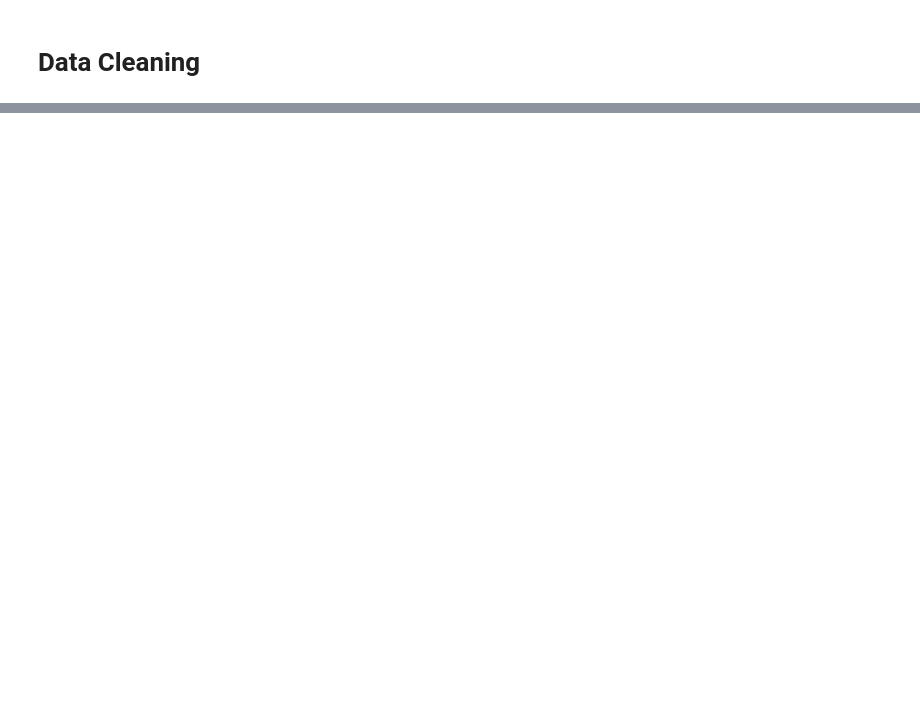
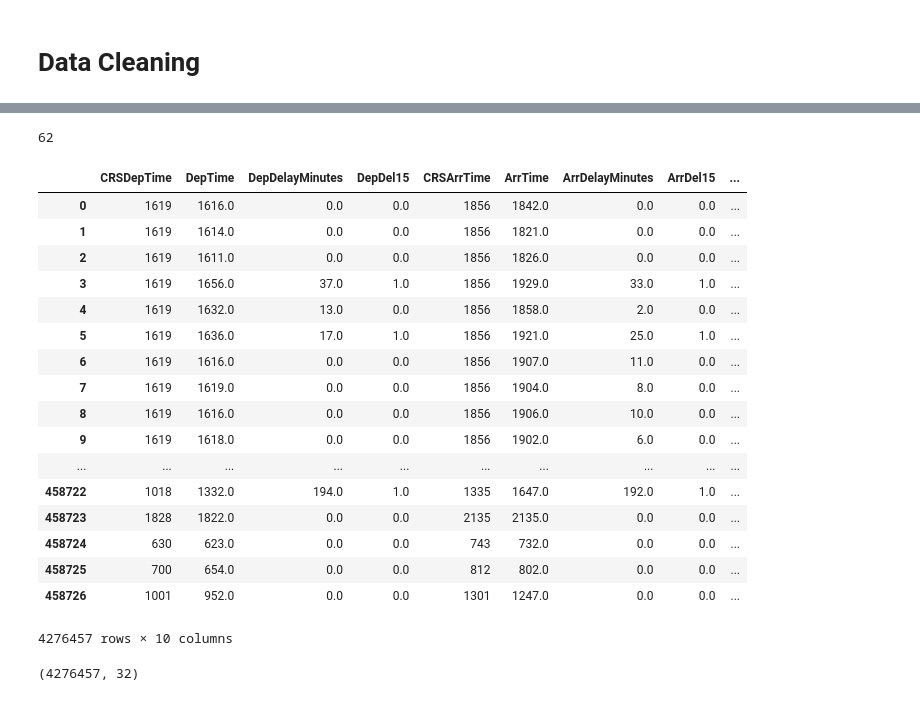
Before and after one commit to prakashm94/Data-Science-2017-fall, a Jupyter notebook: Project/Data_Cleaning.ipynb, the cells around one changed output, grey strips where cells are left out. Saved outputs shown, nothing was run; the diff lists cells and outputs as text; code cells hidden in the pictures; blank space fills up the shorter version.

```diff
--- a/Project/Data_Cleaning.ipynb
+++ b/Project/Data_Cleaning.ipynb
@@ -10,23 +10,14 @@ import csv
 # %%
 cur_path = '/Users/sonalichaudhari/Desktop/ADS_Project/Data'
 # %%
-d1 = pd.read_csv(cur_path+'/2017_1.csv', low_memory=False)
-del d1['Unnamed: 109']
-d2 = pd.read_csv(cur_path+'/2017_2.csv', low_memory=False)
-del d2['Unnamed: 109']
-d3 = pd.read_csv(cur_path+'/2017_3.csv', low_memory=False)
-del d3['Unnamed: 109']
-d4 = pd.read_csv(cur_path+'/2017_4.csv', low_memory=False)
-#del d4['Unnamed: 109']
-d5 = pd.read_csv(cur_path+'/2017_5.csv', low_memory=False)
-del d5['Unnamed: 109']
-d6 = pd.read_csv(cur_path+'/2017_6.csv', low_memory=False)
-del d6['Unnamed: 109']
-d7 = pd.read_csv(cur_path+'/2017_7.csv', low_memory=False)
-del d7['Unnamed: 109']
-d8 = pd.read_csv(cur_path+'/2017_8.csv', low_memory=False)
-del d8['Unnamed: 109']
-d9 = pd.read_csv(cur_path+'/2017_9.csv', low_memory=False)
-del d9['Unnamed: 109']
+d1 = pd.read_csv(cur_path+'/On_Time_On_Time_Performance_2017_1/On_Time_On_Time_Performance_2017_1.csv', low_memory=False)
+d2 = pd.read_csv(cur_path+'/On_Time_On_Time_Performance_2017_2/On_Time_On_Time_Performance_2017_2.csv', low_memory=False)
+d3 = pd.read_csv(cur_path+'/On_Time_On_Time_Performance_2017_3/On_Time_On_Time_Performance_2017_3.csv', low_memory=False)
+d4 = pd.read_csv(cur_path+'/On_Time_On_Time_Performance_2017_4/On_Time_On_Time_Performance_2017_4.csv', low_memory=False)
+d5 = pd.read_csv(cur_path+'/On_Time_On_Time_Performance_2017_5/On_Time_On_Time_Performance_2017_5.csv', low_memory=False)
+d6 = pd.read_csv(cur_path+'/On_Time_On_Time_Performance_2017_6/On_Time_On_Time_Performance_2017_6.csv', low_memory=False)
+d7 = pd.read_csv(cur_path+'/On_Time_On_Time_Performance_2017_7/On_Time_On_Time_Performance_2017_7.csv', low_memory=False)
+d8 = pd.read_csv(cur_path+'/On_Time_On_Time_Performance_2017_8/On_Time_On_Time_Performance_2017_8.csv', low_memory=False)
+d9 = pd.read_csv(cur_path+'/On_Time_On_Time_Performance_2017_9/On_Time_On_Time_Performance_2017_9.csv', low_memory=False)
 # %%
 df = pd.concat([d1, d2, d3, d4, d5, d6, d7, d8, d9])
@@ -32,0 +42,6 @@ df = pd.concat([d1, d2, d3, d4, d5, d6, d7, d8, d9])
+# %%
+missing_data = missing_data.sort_values(by='Missing_percent', axis=0, ascending=True)
+features = missing_data['index'][(missing_data.Missing_percent<99.38)]
+len(features)
+# %% [output]
+62
@@ -32,0 +52,23 @@ df = pd.concat([d1, d2, d3, d4, d5, d6, d7, d8, d9])
+# %%
+d[['UniqueCarrier','AirlineID','Carrier','TailNum','FlightNum']]
+d[['OriginAirportID','OriginAirportSeqID','OriginCityMarketID','Origin','OriginCityName','OriginState','OriginStateName']]
+d[['CRSDepTime','DepTime','DepDelayMinutes','DepDel15','CRSArrTime','ArrTime','ArrDelayMinutes','ArrDel15','CRSElapsedTime','ActualElapsedTime']]
+# %% [output]
+|  | CRSDepTime | DepTime | DepDelayMinutes | DepDel15 | CRSArrTime | ArrTime | ArrDelayMinutes | ArrDel15 | ... |
+| 0 | 1619 | 1616.0 | 0.0 | 0.0 | 1856 | 1842.0 | 0.0 | 0.0 | ... |
+| 1 | 1619 | 1614.0 | 0.0 | 0.0 | 1856 | 1821.0 | 0.0 | 0.0 | ... |
+| 2 | 1619 | 1611.0 | 0.0 | 0.0 | 1856 | 1826.0 | 0.0 | 0.0 | ... |
+| 3 | 1619 | 1656.0 | 37.0 | 1.0 | 1856 | 1929.0 | 33.0 | 1.0 | ... |
+| 4 | 1619 | 1632.0 | 13.0 | 0.0 | 1856 | 1858.0 | 2.0 | 0.0 | ... |
+| 5 | 1619 | 1636.0 | 17.0 | 1.0 | 1856 | 1921.0 | 25.0 | 1.0 | ... |
+| 6 | 1619 | 1616.0 | 0.0 | 0.0 | 1856 | 1907.0 | 11.0 | 0.0 | ... |
+| 7 | 1619 | 1619.0 | 0.0 | 0.0 | 1856 | 1904.0 | 8.0 | 0.0 | ... |
+| 8 | 1619 | 1616.0 | 0.0 | 0.0 | 1856 | 1906.0 | 10.0 | 0.0 | ... |
+| 9 | 1619 | 1618.0 | 0.0 | 0.0 | 1856 | 1902.0 | 6.0 | 0.0 | ... |
+| ... | ... | ... | ... | ... | ... | ... | ... | ... | ... |
+| 458722 | 1018 | 1332.0 | 194.0 | 1.0 | 1335 | 1647.0 | 192.0 | 1.0 | ... |
+| 458723 | 1828 | 1822.0 | 0.0 | 0.0 | 2135 | 2135.0 | 0.0 | 0.0 | ... |
+| 458724 | 630 | 623.0 | 0.0 | 0.0 | 743 | 732.0 | 0.0 | 0.0 | ... |
+| 458725 | 700 | 654.0 | 0.0 | 0.0 | 812 | 802.0 | 0.0 | 0.0 | ... |
+| 458726 | 1001 | 952.0 | 0.0 | 0.0 | 1301 | 1247.0 | 0.0 | 0.0 | ... |
+4276457 rows × 10 columns
@@ -32,0 +77,4 @@ df = pd.concat([d1, d2, d3, d4, d5, d6, d7, d8, d9])
+# %%
+dt.shape
+# %% [output]
+(4276457, 32)
```
Also changed, not shown: parts of 31 cells of this notebook.
